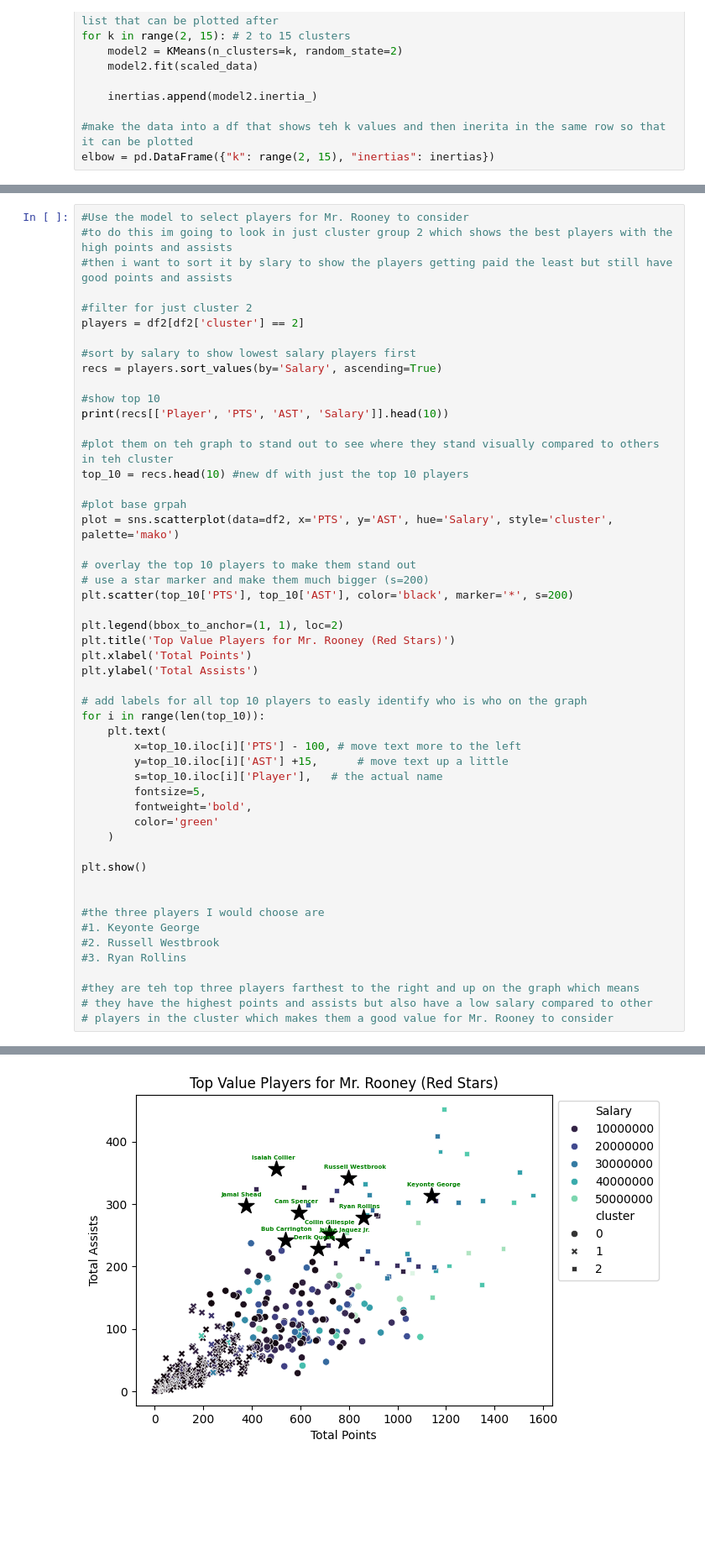
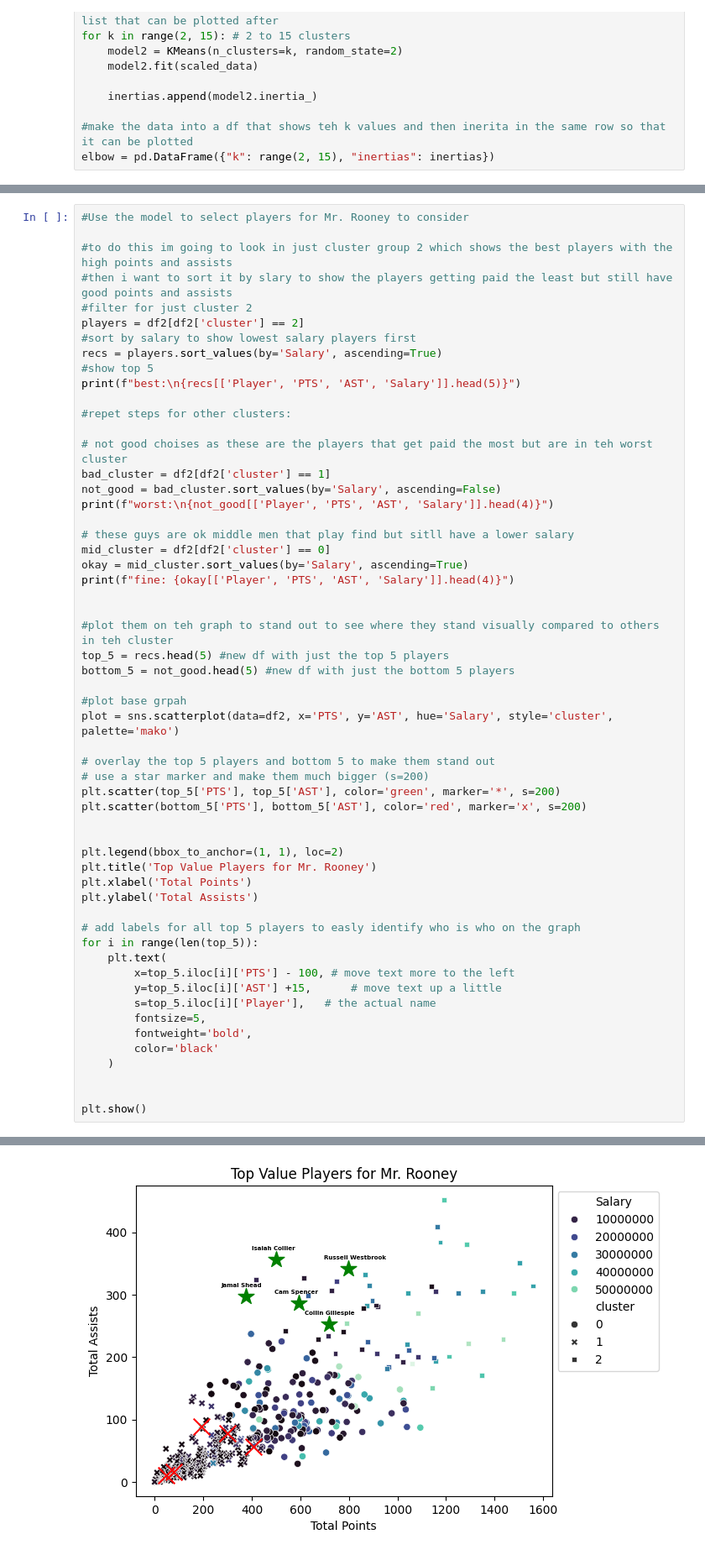
Before and after one commit to kenzkleczynski/week_6_clustering, a Jupyter notebook: Lab-Clustering.ipynb, the cells around one changed output, grey strips where cells are left out. Shown at 84% size. Cells and saved outputs as stored; diff of their text form; blank space fills up the shorter version.

```diff
--- a/Lab-Clustering.ipynb
+++ b/Lab-Clustering.ipynb
@@ -344,53 +346,58 @@ print(silhouette2)
 0.5008966626218551
 # %%
 #Use the model to select players for Mr. Rooney to consider
+
 #to do this im going to look in just cluster group 2 which shows the best players with the high points and assists
 #then i want to sort it by slary to show the players getting paid the least but still have good points and assists
-
 #filter for just cluster 2
 players = df2[df2['cluster'] == 2]
-
 #sort by salary to show lowest salary players first
 recs = players.sort_values(by='Salary', ascending=True)
+#show top 5
+print(f"best:\n{recs[['Player', 'PTS', 'AST', 'Salary']].head(5)}")
 
-#show top 10
-print(recs[['Player', 'PTS', 'AST', 'Salary']].head(10))
+#repet steps for other clusters:
+
+# not good choises as these are the players that get paid the most but are in teh worst cluster
+bad_cluster = df2[df2['cluster'] == 1]
+not_good = bad_cluster.sort_values(by='Salary', ascending=False)
+print(f"worst:\n{not_good[['Player', 'PTS', 'AST', 'Salary']].head(4)}")
+
+# these guys are ok middle men that play find but sitll have a lower salary
+mid_cluster = df2[df2['cluster'] == 0]
+okay = mid_cluster.sort_values(by='Salary', ascending=True)
+print(f"fine: {okay[['Player', 'PTS', 'AST', 'Salary']].head(4)}")
+
 
 #plot them on teh graph to stand out to see where they stand visually compared to others in teh cluster
-top_10 = recs.head(10) #new df with just the top 10 players
+top_5 = recs.head(5) #new df with just the top 5 players
+bottom_5 = not_good.head(5) #new df with just the bottom 5 players
 
 #plot base grpah
 plot = sns.scatterplot(data=df2, x='PTS', y='AST', hue='Salary', style='cluster', palette='mako')
 
-# overlay the top 10 players to make them stand out
+# overlay the top 5 players and bottom 5 to make them stand out
 # use a star marker and make them much bigger (s=200)
-plt.scatter(top_10['PTS'], top_10['AST'], color='black', marker='*', s=200)
+plt.scatter(top_5['PTS'], top_5['AST'], color='green', marker='*', s=200)
+plt.scatter(bottom_5['PTS'], bottom_5['AST'], color='red', marker='x', s=200)
+
 
 plt.legend(bbox_to_anchor=(1, 1), loc=2)
-plt.title('Top Value Players for Mr. Rooney (Red Stars)')
+plt.title('Top Value Players for Mr. Rooney')
 plt.xlabel('Total Points')
 plt.ylabel('Total Assists')
 
-# add labels for all top 10 players to easly identify who is who on the graph
-for i in range(len(top_10)):
+# add labels for all top 5 players to easly identify who is who on the graph
+for i in range(len(top_5)):
     plt.text(
-        x=top_10.iloc[i]['PTS'] - 100, # move text more to the left
-        y=top_10.iloc[i]['AST'] +15,      # move text up a little
-        s=top_10.iloc[i]['Player'],   # the actual name
+        x=top_5.iloc[i]['PTS'] - 100, # move text more to the left
+        y=top_5.iloc[i]['AST'] +15,      # move text up a little
+        s=top_5.iloc[i]['Player'],   # the actual name
         fontsize=5,
         fontweight='bold',
-        color='green'
+        color='black'
     )
 
+
 plt.show()
-
-
-#the three players I would choose are
-#1. Keyonte George
-#2. Russell Westbrook
-#3. Ryan Rollins
-
-#they are teh top three players farthest to the right and up on the graph which means
-# they have the highest points and assists but also have a low salary compared to other
-# players in the cluster which makes them a good value for Mr. Rooney to consider
 # %% [output]
@@ -408 +422 @@ plt.show()
-[figure, old version]
+[figure, new version]
```
Also changed, not shown: parts of 8 cells of this notebook, 1 other file.
